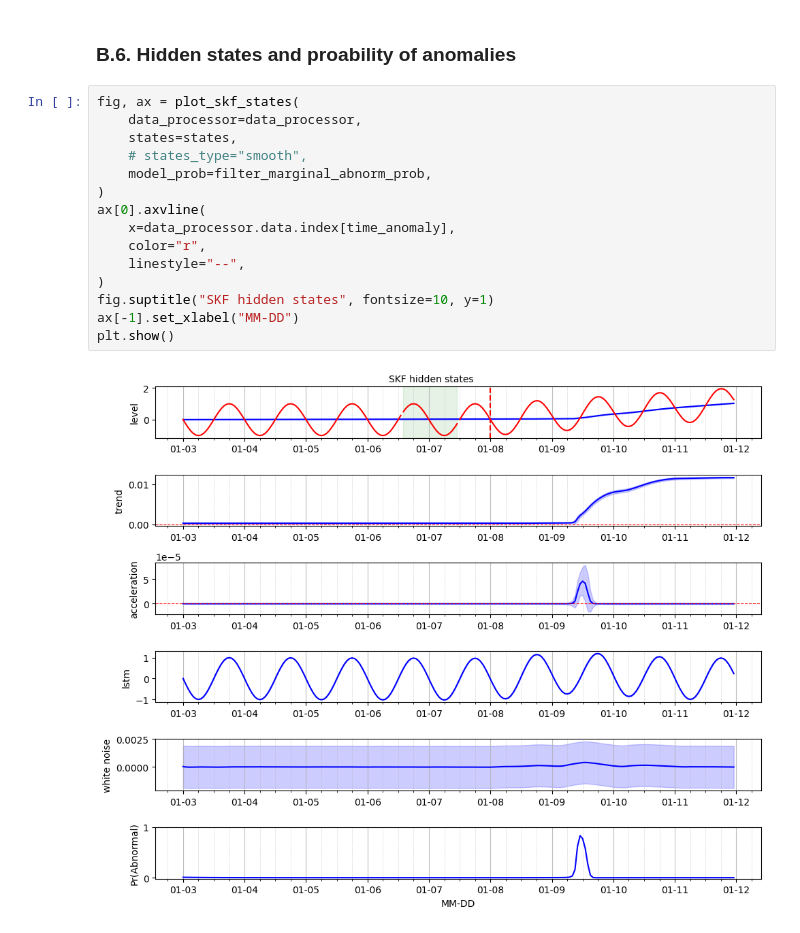
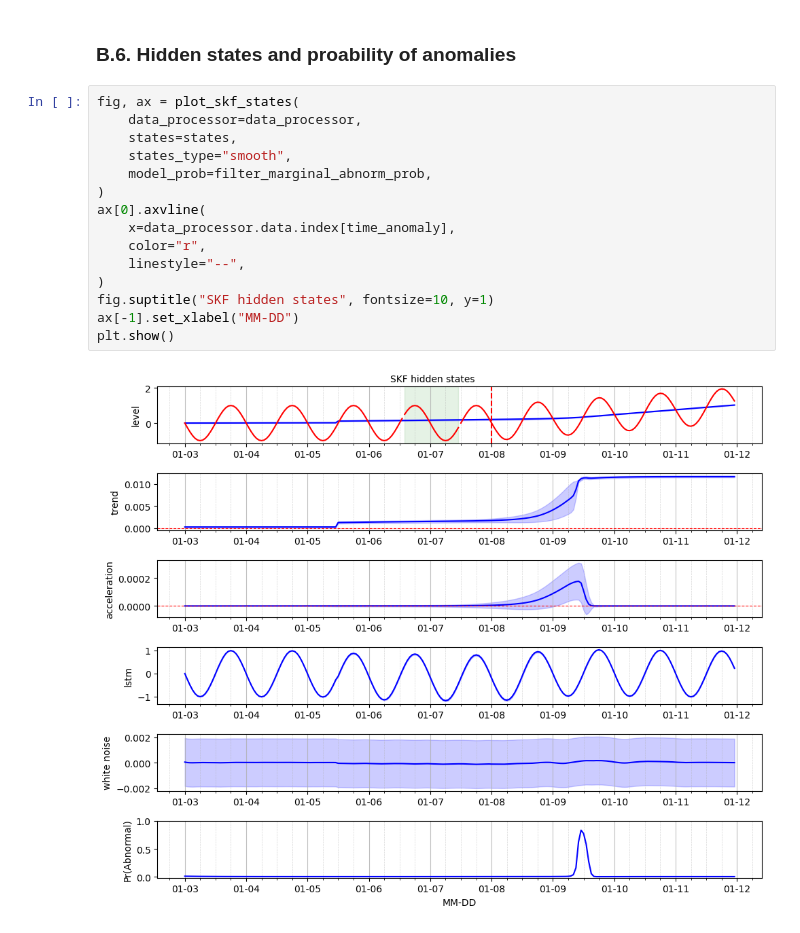
Before and after one commit to Bayes-Works/canari, a Jupyter notebook: docs/examples/parameter_tuning.ipynb, the cells around one changed output. Cells and saved outputs as stored; diff of their text form.

```diff
--- a/docs/examples/parameter_tuning.ipynb
+++ b/docs/examples/parameter_tuning.ipynb
@@ -314,17 +314,17 @@ smooth_marginal_abnorm_prob, states = skf_optim.smoother()
 # %%
 fig, ax = plot_skf_states(
     data_processor=data_processor,
     states=states,
-    # states_type="smooth",
+    states_type="smooth",
     model_prob=filter_marginal_abnorm_prob,
 )
 ax[0].axvline(
     x=data_processor.data.index[time_anomaly],
     color="r",
     linestyle="--",
 )
 fig.suptitle("SKF hidden states", fontsize=10, y=1)
 ax[-1].set_xlabel("MM-DD")
 plt.show()
 # %% [output]
-[figure, old version]
+[figure, new version]
```
Also changed, not shown: 23 other files.
